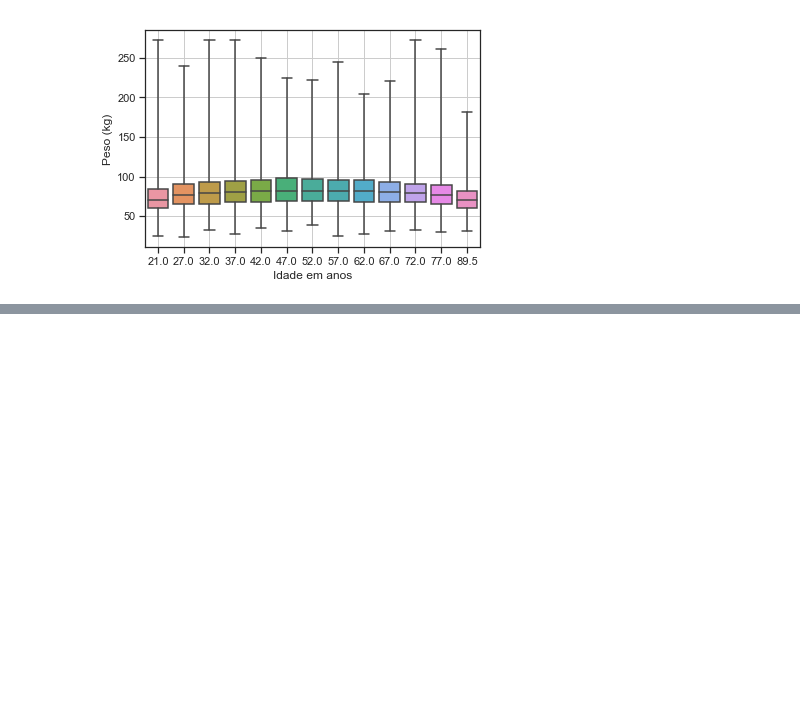
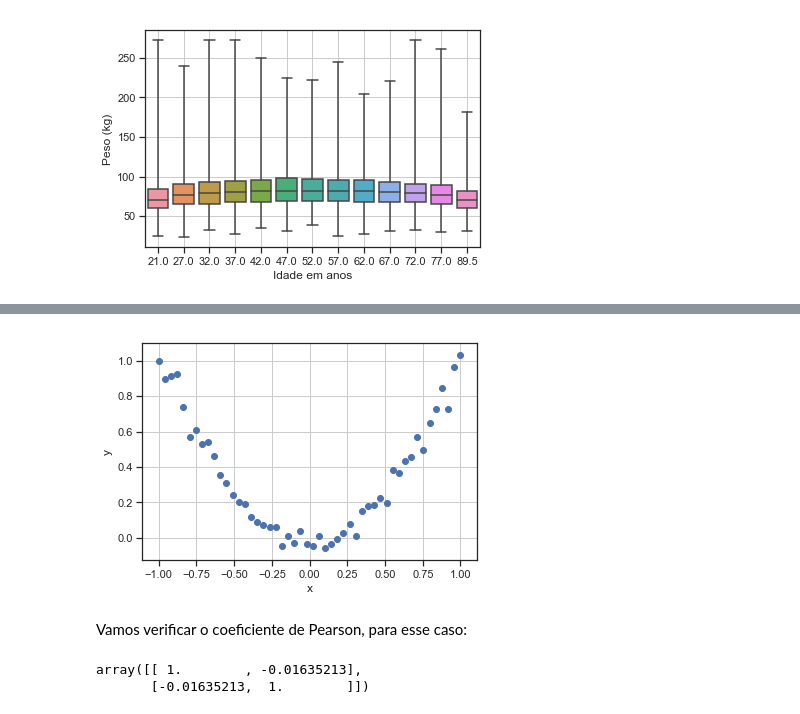
Before and after one commit to plbalmeida/aed-Py, a Jupyter notebook: aed-Py.ipynb, the cells around one changed output, grey strips where cells are left out. Cells and saved outputs as stored; diff of their text form; code cells hidden in the pictures; blank space fills up the shorter version.

```diff
--- a/aed-Py.ipynb
+++ b/aed-Py.ipynb
@@ -698,0 +756,20 @@ plt.show()
+# %%
+xs = np.linspace(-1, 1)
+ys = xs**2
+ys += np.random.normal(0, 0.05, len(xs))
+
+# plotando a correlação
+plt.scatter(xs, ys)
+plt.grid()
+plt.xlabel('x')
+plt.ylabel('y')
+plt.show()
+# %% [output]
+[figure, added]
+# %% [markdown]
+Vamos verificar o coeficiente de Pearson, para esse caso:
+# %%
+np.corrcoef(xs, ys)
+# %% [output]
+array([[ 1.        , -0.01635213],
+       [-0.01635213,  1.        ]])
```
Also changed, not shown: parts of 62 cells of this notebook.
